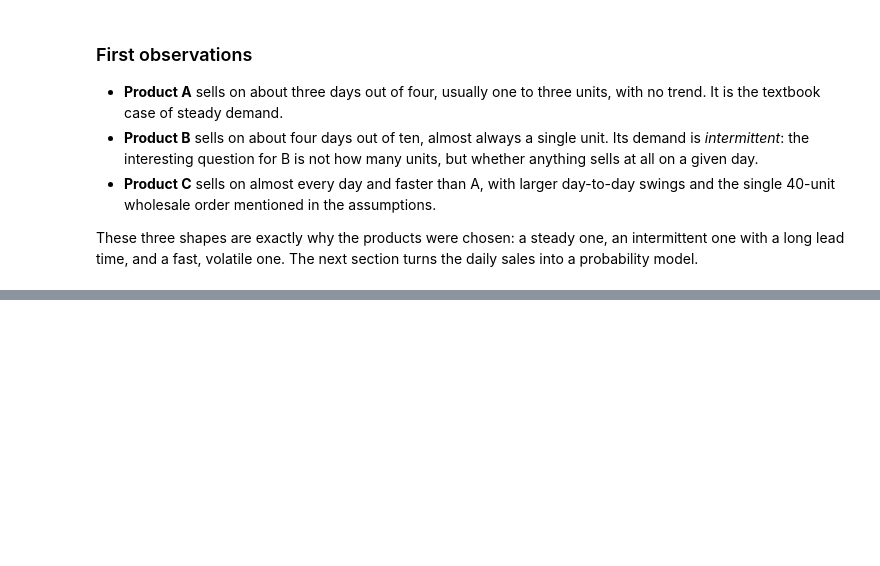
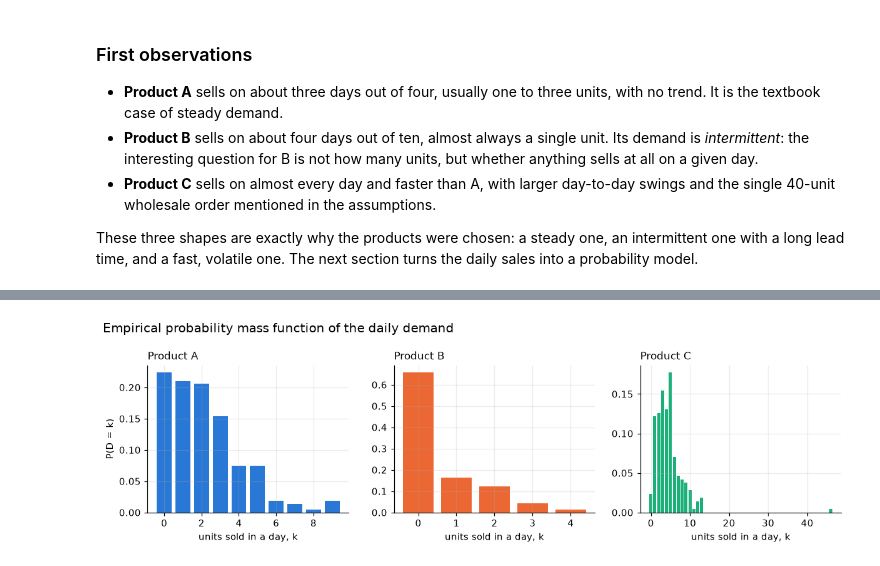
Before and after one commit to Marchinka90/safety-stock-reorder-point, a Jupyter notebook: safety_stock_reorder_point.ipynb, the cells around one changed output, grey strips where cells are left out. Drawn from its saved outputs; the diff is of its cells as text; code cells hidden in the pictures; blank space fills up the shorter version.

Commit message:
Add exploratory analysis section with empirical pmf of the daily demand

```diff
--- a/safety_stock_reorder_point.ipynb
+++ b/safety_stock_reorder_point.ipynb
@@ -191,0 +202,19 @@ These three shapes are exactly why the products were chosen: a steady one, an in
+# %%
+def empirical_pmf(units):
+    """Values taken by the daily sales and the relative frequency of each one."""
+    values, counts = np.unique(units, return_counts=True)
+    return values.astype(int), counts / len(units)
+
+
+fig, axes = plt.subplots(1, len(PRODUCTS), figsize=(11, 3.4))
+for ax, product in zip(axes, PRODUCTS):
+    values, probabilities = empirical_pmf(sales[product])
+    ax.bar(values, probabilities, color=PRODUCT_COLORS[product], width=0.8)
+    ax.set_title(f"Product {product}", loc="left", fontsize=11)
+    ax.set_xlabel("units sold in a day, k")
+axes[0].set_ylabel("P(D = k)")
+fig.suptitle("Empirical probability mass function of the daily demand", x=0.01, ha="left", fontsize=13)
+fig.tight_layout()
+plt.show()
+# %% [output]
+[figure, added]
```
Also changed, not shown: parts of 1 cell of this notebook.
